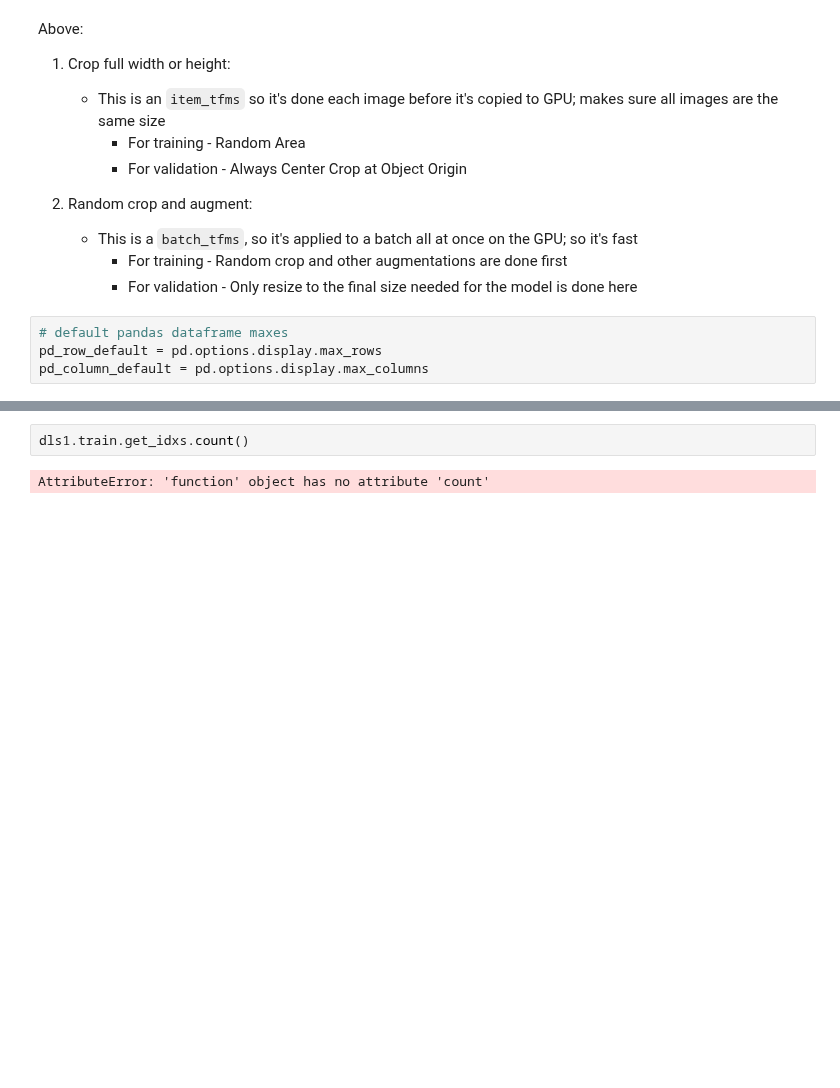
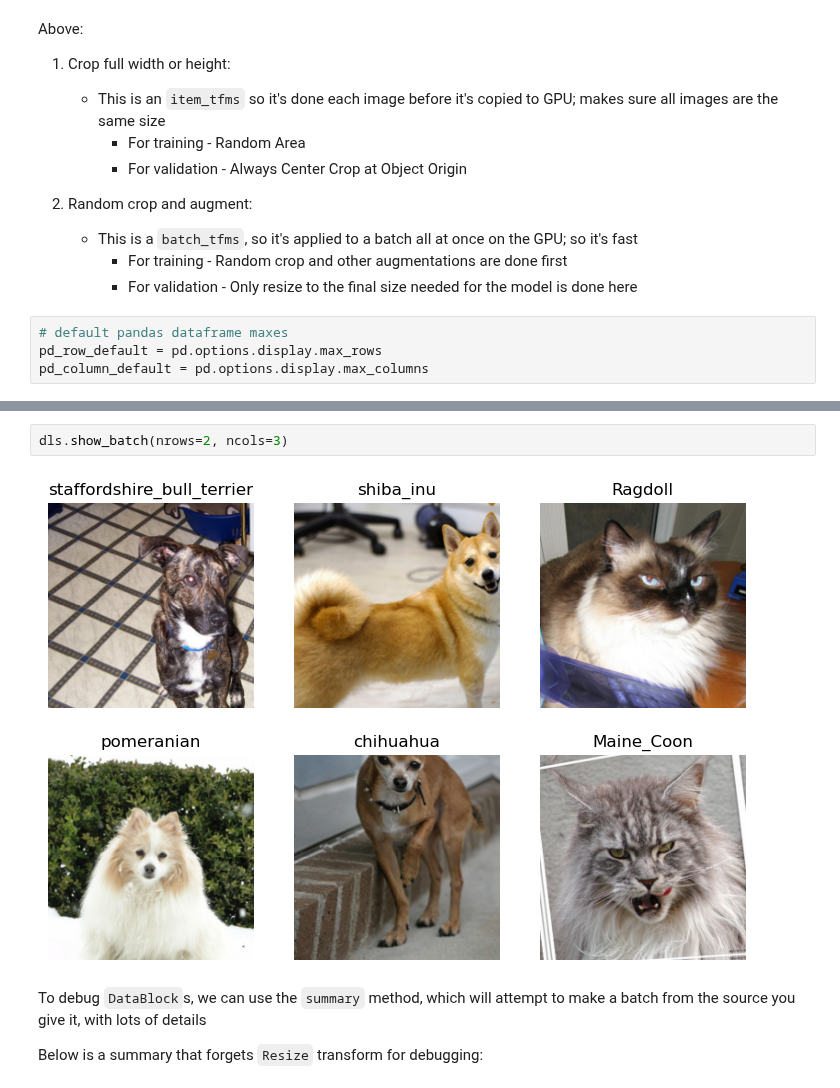
Before and after one commit to peterbull/deep-learning-projects, a Jupyter notebook: ch_5_notes/05_pet_breeds.ipynb, the cells around one changed output, grey strips where cells are left out. Saved outputs shown, nothing was run; the diff lists cells and outputs as text; blank space fills up the shorter version.

Commit message:
progress snap - train baseline

```diff
--- a/ch_5_notes/05_pet_breeds.ipynb
+++ b/ch_5_notes/05_pet_breeds.ipynb
@@ -213,4 +211,8 @@ TensorImage(x1[0]).show(ctx=axs[1]);
-# %%
-dls1.train.get_idxs.count()
-# %% [output]
-AttributeError: 'function' object has no attribute 'count'
+# %%
+dls.show_batch(nrows=2, ncols=3)
+# %% [output]
+[figure, added]
+# %% [markdown]
+To debug `DataBlock`s, we can use the `summary` method, which will attempt to make a batch from the source you give it, with lots of details
+
+Below is a summary that forgets `Resize` transform for debugging:
```
Also changed, not shown: parts of 6 cells of this notebook.
